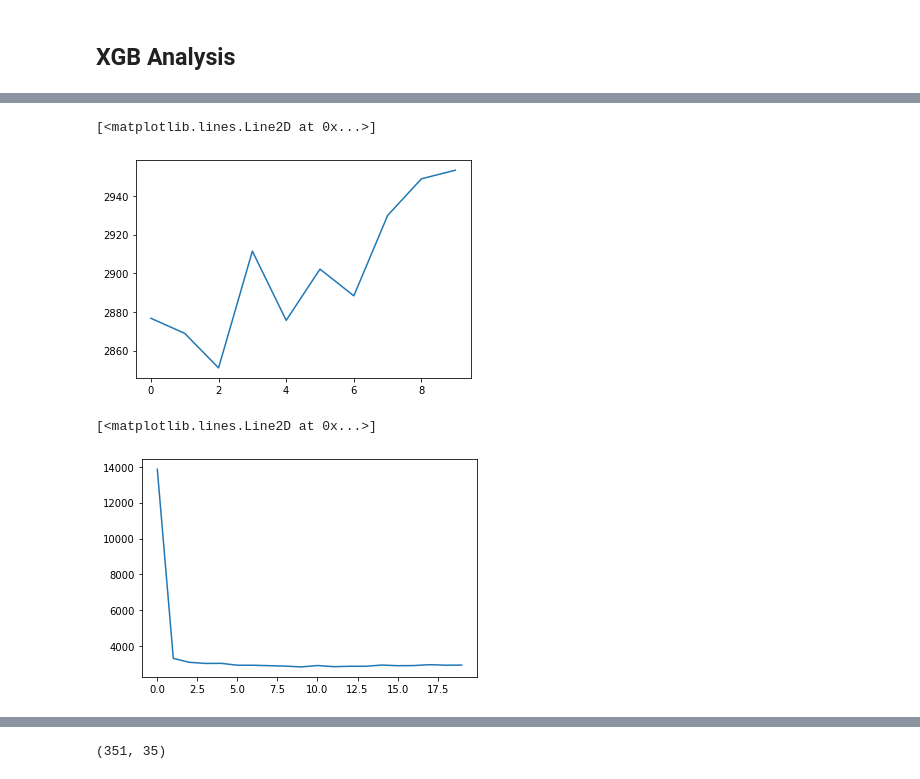
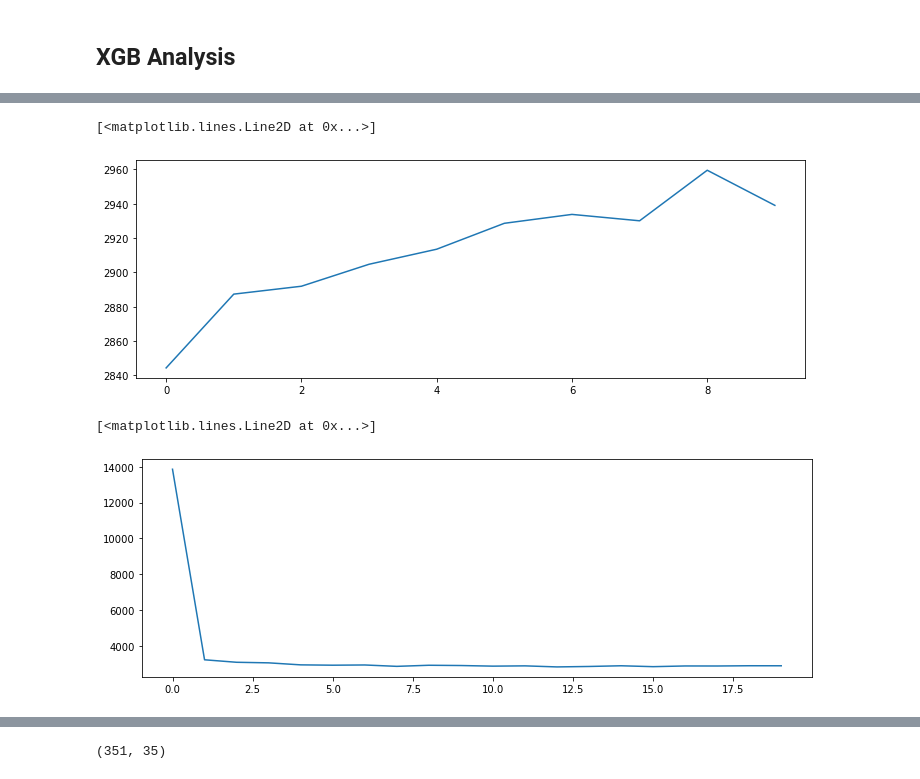
Before and after one commit to caffelatte23/Signate_Jleague, a Jupyter notebook: signate_jleague/src/Training.ipynb, the cells around one changed output, grey strips where cells are left out. Saved outputs shown, nothing was run; the diff lists cells and outputs as text; code cells hidden in the pictures.

Commit message:
improve absorp data

```diff
--- a/signate_jleague/src/Training.ipynb
+++ b/signate_jleague/src/Training.ipynb
@@ -59,0 +34,6 @@ ra.Compare_data(model2,test)
+# %%
+import xgboost as xgb
+from matplotlib.pylab import rcParams
+rcParams['figure.figsize'] = 12,4
+# rcParams['figure.figsize'] = 80,150
+# xgb.plot_tree(model2,num_trees=5)
@@ -61,0 +58,9 @@ ra.Compare_data(model2,test)
+# %%
+a
+rmse = []
+params =  {'learning_rate': 0.03, 'n_estimators': 500, 'max_depth': 5, 'min_child_weight': 1, 'gamma': 0.0, 'subsample': 0.65, 'colsample_bytree': 0.25, 'objective': 'reg:squarederror', 'nthread': 4, 'scale_pos_weight': 1, 'seed': 17, 'reg_alpha': 140}
+for i in range(1,3002,100):
+    params['seed'] = i
+
+    rmse.append(ra.Compare_data(ra.xgb_analysis(x,y,params),test))
+plt.plot(rmse)
@@ -61,0 +69,8 @@ ra.Compare_data(model2,test)
+# %%
+rmse = []
+params =  {'learning_rate': 0.03, 'n_estimators': 500, 'max_depth': 5, 'min_child_weight': 1, 'gamma': 0.0, 'subsample': 0.65, 'colsample_bytree': 0.25, 'objective': 'reg:squarederror', 'nthread': 4, 'scale_pos_weight': 1, 'seed': 2400, 'reg_alpha': 140}
+for i in range(1,211,10):
+    params['reg_alpha'] = (i-1)/100
+
+    rmse.append(ra.Compare_data(ra.xgb_analysis(x,y,params),test))
+plt.plot(rmse)
@@ -62,7 +80,6 @@ ra.Compare_data(model2,test)
 # %%
-a
 rmse = []
-params =  {'learning_rate': 0.03, 'n_estimators': 500, 'max_depth': 5, 'min_child_weight': 1, 'gamma': 0.0, 'subsample': 0.65, 'colsample_bytree': 0.25,'colsample_bylevel': 0.8, 'objective': 'reg:squarederror', 'nthread': 4, 'scale_pos_weight': 1, 'seed': 17, 'reg_alpha': 140}
+params =  {'learning_rate': 0.03, 'n_estimators': 500, 'max_depth': 5, 'min_child_weight': 1, 'gamma': 0.0, 'subsample': 0.65, 'colsample_bytree': 0.25,'colsample_bylevel': 0.8, 'objective': 'reg:squarederror', 'nthread': 4, 'scale_pos_weight': 1, 'seed': 2400, 'reg_alpha': 140}
 for i in range(1,11):
    params['max_depth'] = i
 
@@ -73,17 +91,17 @@ NameError: name 'a' is not defined
 # %%
 rmse = []
-params =  {'learning_rate': 0.03, 'n_estimators': 500, 'max_depth': 5, 'min_child_weight': 1, 'gamma': 0.0, 'subsample': 0.65, 'colsample_bytree': 0.35, 'objective': 'reg:squarederror', 'nthread': 4, 'scale_pos_weight': 1, 'seed': 17, 'reg_alpha': 140}
+params =  {'learning_rate': 0.03, 'n_estimators': 500, 'max_depth': 5, 'min_child_weight': 1, 'gamma': 0.0, 'subsample': 0.65, 'colsample_bytree': 0.25, 'objective': 'reg:squarederror', 'nthread': 4, 'scale_pos_weight': 1, 'seed': 2400, 'reg_alpha': 140}
 for i in range(1,11):
     params['min_child_weight'] = i
 
     rmse.append(ra.Compare_data(ra.xgb_analysis(x,y,params),test))
 plt.plot(rmse)
 # %% [output]
 [<matplotlib.lines.Line2D at 0x...>]
-[figure, old version]
+[figure, new version]
 # %%
 rmse = []
-params =  {'learning_rate': 0.03, 'n_estimators': 500, 'max_depth': 5, 'min_child_weight': 1, 'gamma': 0.0, 'subsample': 0.65, 'colsample_bytree': 0.25, 'objective': 'reg:squarederror', 'nthread': 4, 'scale_pos_weight': 1, 'seed': 17, 'reg_alpha': 140}
+params =  {'learning_rate': 0.03, 'n_estimators': 500, 'max_depth': 5, 'min_child_weight': 1, 'gamma': 0.0, 'subsample': 0.65, 'colsample_bytree': 0.25, 'objective': 'reg:squarederror', 'nthread': 4, 'scale_pos_weight': 1, 'seed': 2400, 'reg_alpha': 140}
 for i in range(1,101,5):
     params['subsample'] = (i-1)/100
 
@@ -91,4 +109,4 @@ for i in range(1,101,5):
 plt.plot(rmse)
 # %% [output]
 [<matplotlib.lines.Line2D at 0x...>]
-[figure, old version]
+[figure, new version]
```
Also changed, not shown: parts of 23 cells of this notebook, 22 other files.
